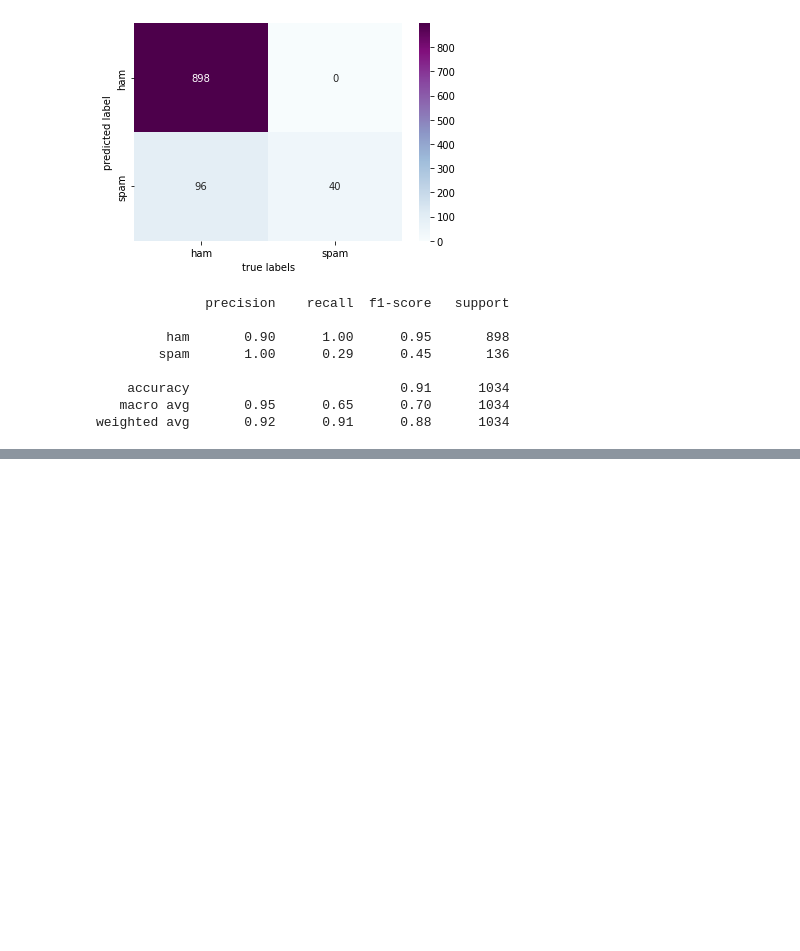
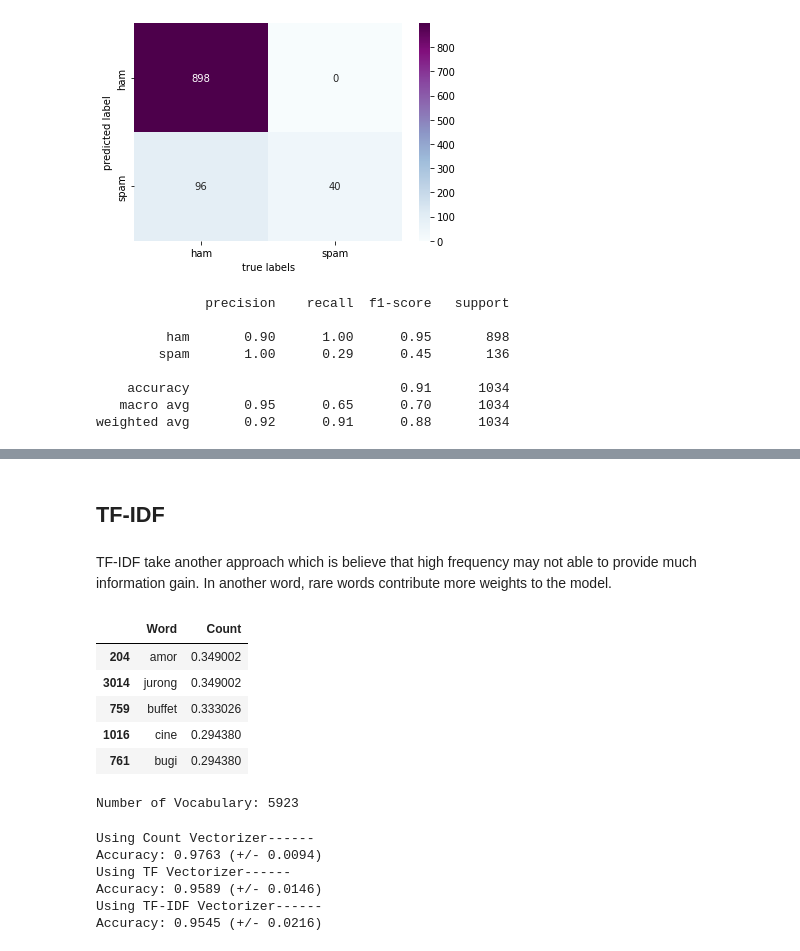
Before and after one commit to sha863/MSc-Dissertation-2022, a Jupyter notebook: Spam_email_detection.ipynb, the cells around one changed output, grey strips where cells are left out. Drawn from its saved outputs; the diff is of its cells as text; code cells hidden in the pictures; blank space fills up the shorter version.

```diff
--- a/Spam_email_detection.ipynb
+++ b/Spam_email_detection.ipynb
@@ -401,0 +545,19 @@ weighted avg       0.92      0.91      0.88      1034
+# %% [markdown]
+## TF-IDF
+# %% [markdown]
+TF-IDF take another approach which is believe that high frequency may not able to provide much information gain. In another word, rare words contribute more weights to the model.
+# %%
+tfidf_vec = TfidfVectorizer()
+tfidf_count_occurs = tfidf_vec.fit_transform(data['text'])
+tfidf_count_occur_df = pd.DataFrame((count, word) for word, count in zip(
+    tfidf_count_occurs.toarray().tolist()[0], tfidf_vec.get_feature_names()))
+tfidf_count_occur_df.columns = ['Word', 'Count']
+tfidf_count_occur_df.sort_values('Count', ascending=False, inplace=True)
+tfidf_count_occur_df.head()
+# %% [output]
+|  | Word | Count |
+| 204 | amor | 0.349002 |
+| 3014 | jurong | 0.349002 |
+| 759 | buffet | 0.333026 |
+| 1016 | cine | 0.294380 |
+| 761 | bugi | 0.294380 |
@@ -401,0 +610,26 @@ weighted avg       0.92      0.91      0.88      1034
+# %%
+x = preprocess_x(x_train)
+y = y_train
+
+model_pipeline = build_model(mode='count')
+model_pipeline.fit(x, y)
+
+print('Number of Vocabulary: %d'% (len(model_pipeline.named_steps['vect'].get_feature_names_out())))
+# %% [output]
+Number of Vocabulary: 5923
+# %%
+print('Using Count Vectorizer------')
+model_pipeline = pipeline(x_train, y_train, mode='count')
+
+print('Using TF Vectorizer------')
+model_pipeline = pipeline(x_train, y_train, mode='tf')
+
+print('Using TF-IDF Vectorizer------')
+model_pipeline = pipeline(x_train, y_train, mode='tfidf')
+# %% [output]
+Using Count Vectorizer------
+Accuracy: 0.9763 (+/- 0.0094)
+Using TF Vectorizer------
+Accuracy: 0.9589 (+/- 0.0146)
+Using TF-IDF Vectorizer------
+Accuracy: 0.9545 (+/- 0.0216)
```
Also changed, not shown: parts of 23 cells of this notebook.
